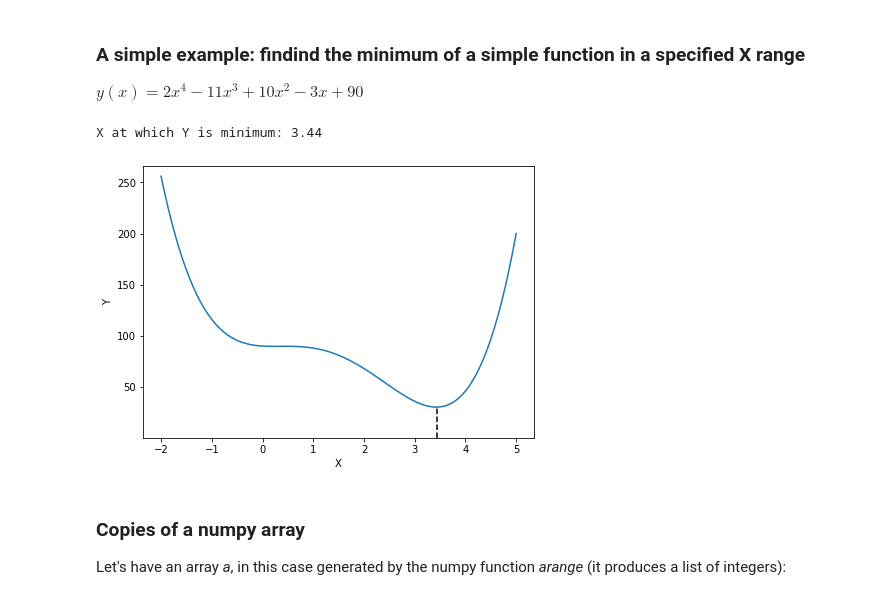
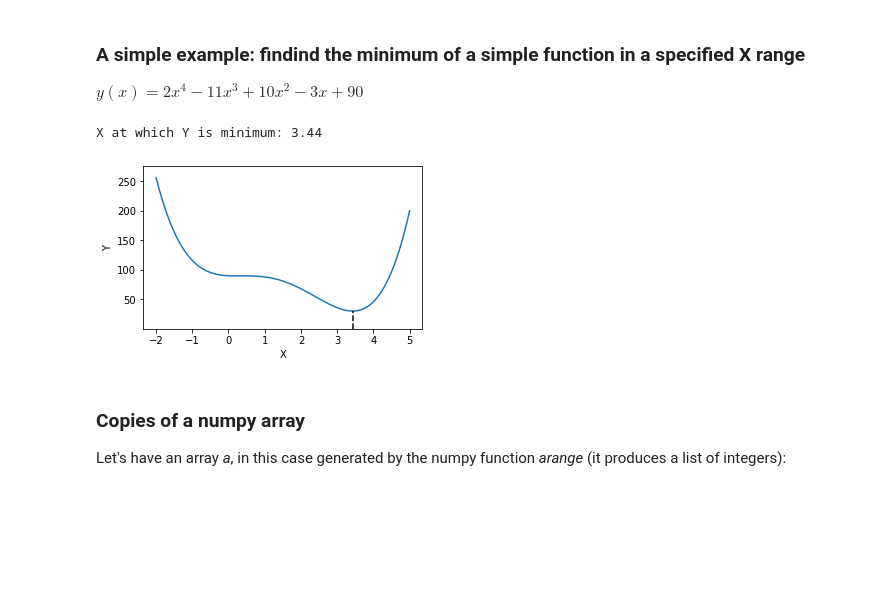
Before and after one commit to Mauro-Prencipe/Python_course_2022, a Jupyter notebook: variables_and_types.ipynb, the cells around one changed output. Cells and saved outputs as stored; diff of their text form; code cells hidden in the pictures; blank space fills up the shorter version.

```diff
--- a/variables_and_types.ipynb
+++ b/variables_and_types.ipynb
@@ -793,31 +793,31 @@ $y(x)=2x^4-11x^3+10x^2-3x+90$
 # %%
 %matplotlib inline
 
 import matplotlib.pyplot as plt
 
 x=np.linspace(-2,5.0,100)
 y=2*x**4-11*x**3+10*x**2-3*x+90
 
 y_min=np.min(y)
 y_min_pos=np.argmin(y)
 x_min=x[y_min_pos]
 
 print("X at which Y is minimum: %3.2f" % x_min)
 
 y0=y_min-30
 px=(x_min,x_min)
 py=(y0,y_min)
 
-plt.figure(figsize=(7,5))
+plt.figure(figsize=(5,3))
 plt.plot(x,y)
 plt.plot(px,py,"k--")
 plt.xlabel("X")
 plt.ylabel("Y")
-plt.ylim(y0,np.max(y)+10)
+plt.ylim(y0,np.max(y)+20)
 plt.show()
 # %% [output]
 X at which Y is minimum: 3.44
-[figure, old version]
+[figure, new version]
 # %% [markdown]
 ### Copies of a numpy array
 
```
Also changed, not shown: parts of 2 cells of this notebook, 15 other files.
